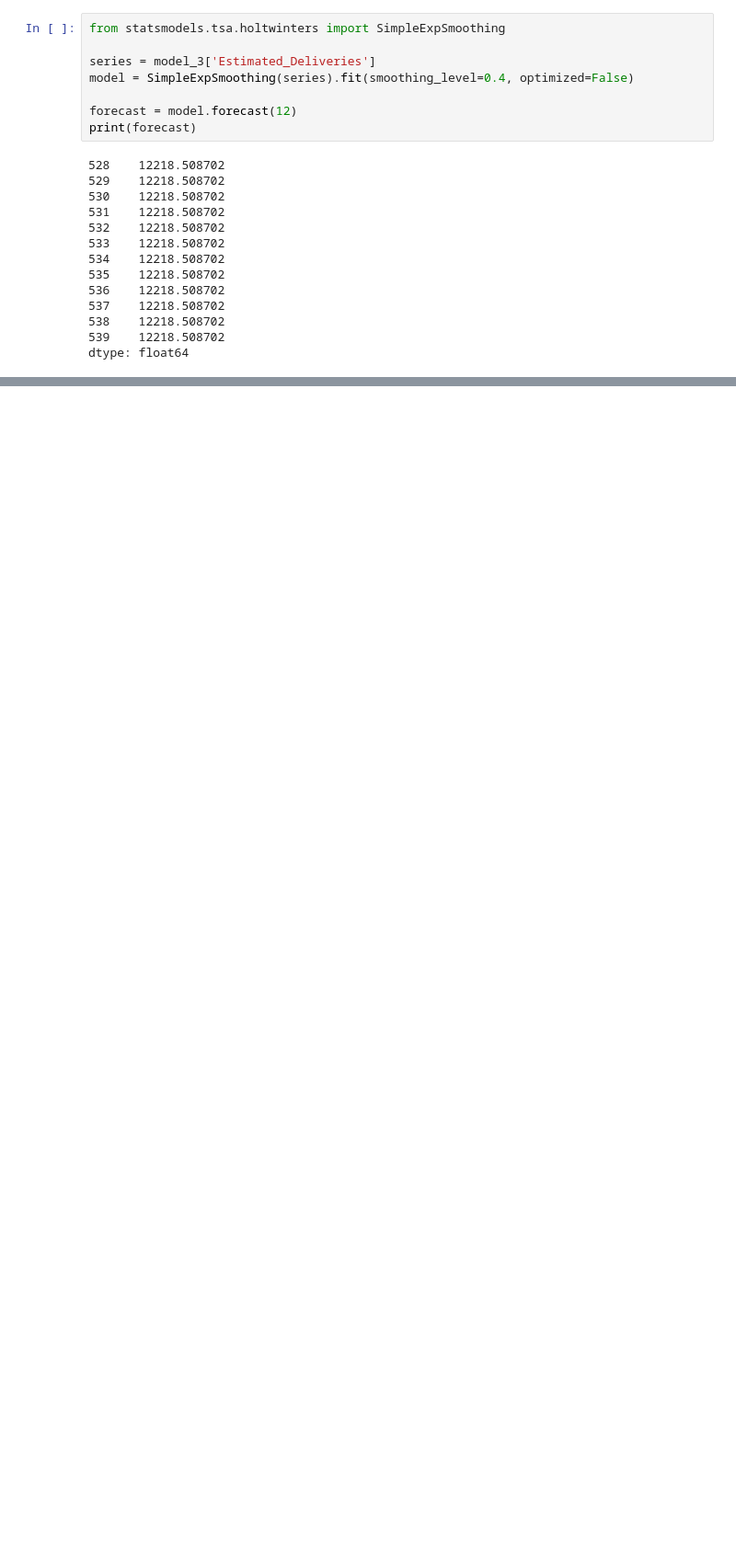
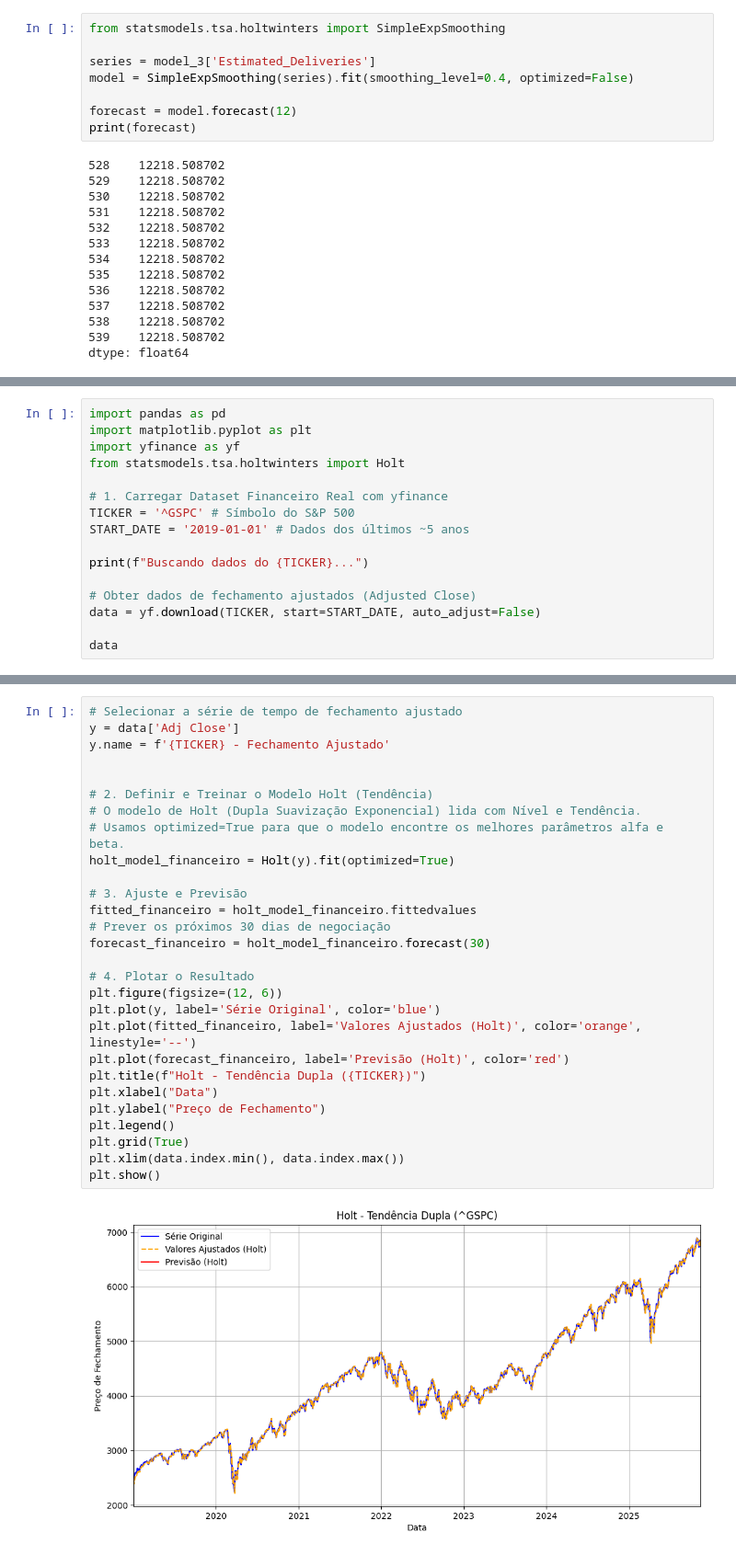
Before and after one commit to iagonmic/timeseries-econometrics-labs, a Jupyter notebook: questions/04_forecasting_methods.ipynb, the cells around one changed output, grey strips where cells are left out. Shown at 92% size. Cells and saved outputs as stored; diff of their text form; blank space fills up the shorter version.

```diff
--- a/questions/04_forecasting_methods.ipynb
+++ b/questions/04_forecasting_methods.ipynb
@@ -105,0 +207,16 @@ plt.show()
+# %%
+import pandas as pd
+import matplotlib.pyplot as plt
+import yfinance as yf
+from statsmodels.tsa.holtwinters import Holt
+
+# 1. Carregar Dataset Financeiro Real com yfinance
+TICKER = '^GSPC' # Símbolo do S&P 500
+START_DATE = '2019-01-01' # Dados dos últimos ~5 anos
+
+print(f"Buscando dados do {TICKER}...")
+
+# Obter dados de fechamento ajustados (Adjusted Close)
+data = yf.download(TICKER, start=START_DATE, auto_adjust=False)
+
+data
@@ -105,0 +241,30 @@ plt.show()
+# %%
+# Selecionar a série de tempo de fechamento ajustado
+y = data['Adj Close']
+y.name = f'{TICKER} - Fechamento Ajustado'
+
+
+# 2. Definir e Treinar o Modelo Holt (Tendência)
+# O modelo de Holt (Dupla Suavização Exponencial) lida com Nível e Tendência.
+# Usamos optimized=True para que o modelo encontre os melhores parâmetros alfa e beta.
+holt_model_financeiro = Holt(y).fit(optimized=True)
+
+# 3. Ajuste e Previsão
+fitted_financeiro = holt_model_financeiro.fittedvalues
+# Prever os próximos 30 dias de negociação
+forecast_financeiro = holt_model_financeiro.forecast(30)
+
+# 4. Plotar o Resultado
+plt.figure(figsize=(12, 6))
+plt.plot(y, label='Série Original', color='blue')
+plt.plot(fitted_financeiro, label='Valores Ajustados (Holt)', color='orange', linestyle='--')
+plt.plot(forecast_financeiro, label='Previsão (Holt)', color='red')
+plt.title(f"Holt - Tendência Dupla ({TICKER})")
+plt.xlabel("Data")
+plt.ylabel("Preço de Fechamento")
+plt.legend()
+plt.grid(True)
+plt.xlim(data.index.min(), data.index.max())
+plt.show()
+# %% [output]
+[figure, added]
```
Also changed, not shown: parts of 8 cells of this notebook, 1 other file.
